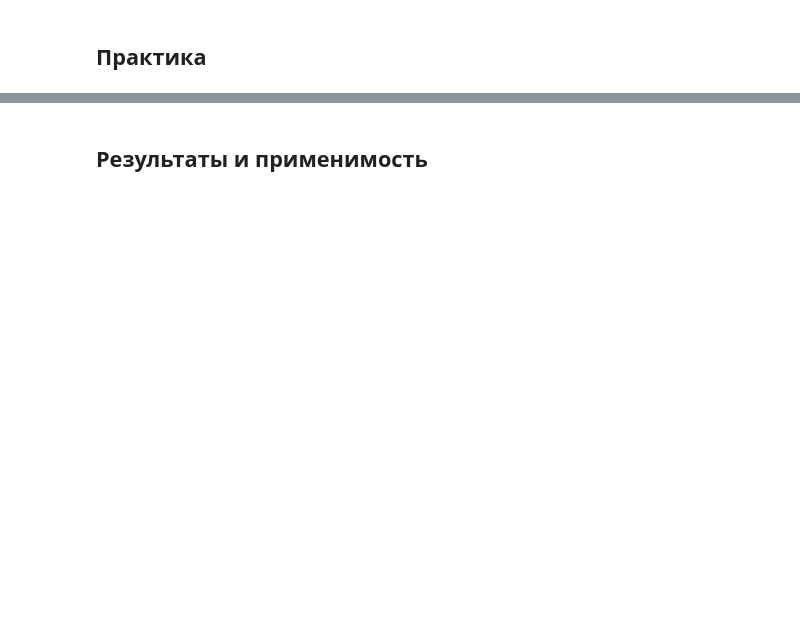
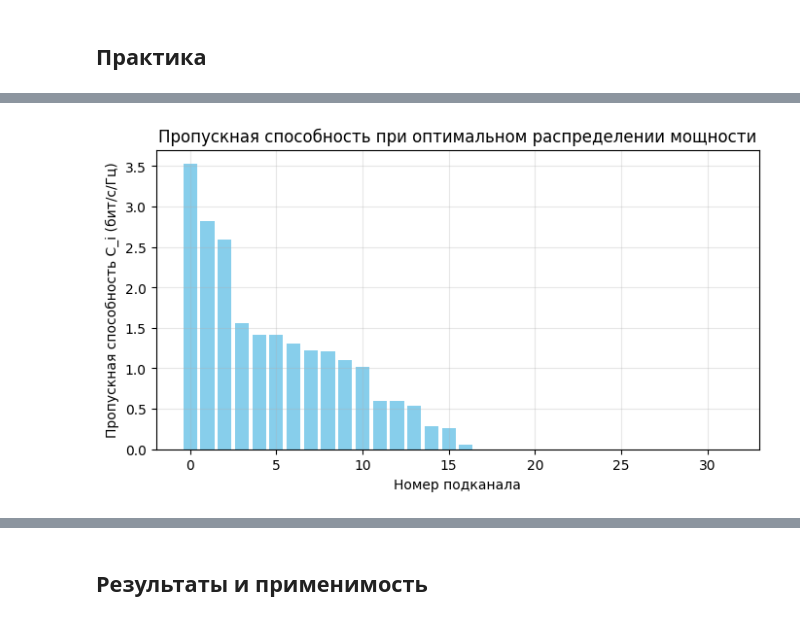
Before and after one commit to oncominglane/theory_of_information, a Jupyter notebook: essays/essay5.ipynb, the cells around one changed output, grey strips where cells are left out. Drawn from its saved outputs; the diff is of its cells as text; code cells hidden in the pictures; blank space fills up the shorter version.

```diff
--- a/essays/essay5.ipynb
+++ b/essays/essay5.ipynb
@@ -595,0 +246,7 @@ $$
+# %%
+
+P_opt, mu = water_filling(sigma2, P_total)
+
+print("Уровень воды μ =", mu)
+print("Оптимальные мощности P_i* =", P_opt)
+print("Проверка суммы: ", np.sum(P_opt), " (должно быть=", P_total, ")")
@@ -595,0 +264,6 @@ $$
+# %%
+C_wf_per_channel = np.log2(1 + P_opt / sigma2)
+C_wf_total = np.sum(C_wf_per_channel)
+
+print("Пропускная способность по каналам:", C_wf_per_channel)
+print("Суммарная пропускная способность (water-filling):", C_wf_total)
@@ -595,0 +278,10 @@ $$
+# %%
+plt.figure(figsize=(8,4))
+plt.bar(np.arange(N), C_wf_per_channel, color="skyblue")
+plt.xlabel("Номер подканала")
+plt.ylabel("Пропускная способность C_i (бит/с/Гц)")
+plt.title("Пропускная способность при оптимальном распределении мощности")
+plt.grid(True, alpha=0.3)
+plt.show()
+# %% [output]
+[figure, added]
```
Also changed, not shown: parts of 58 cells of this notebook, 3 other files.
